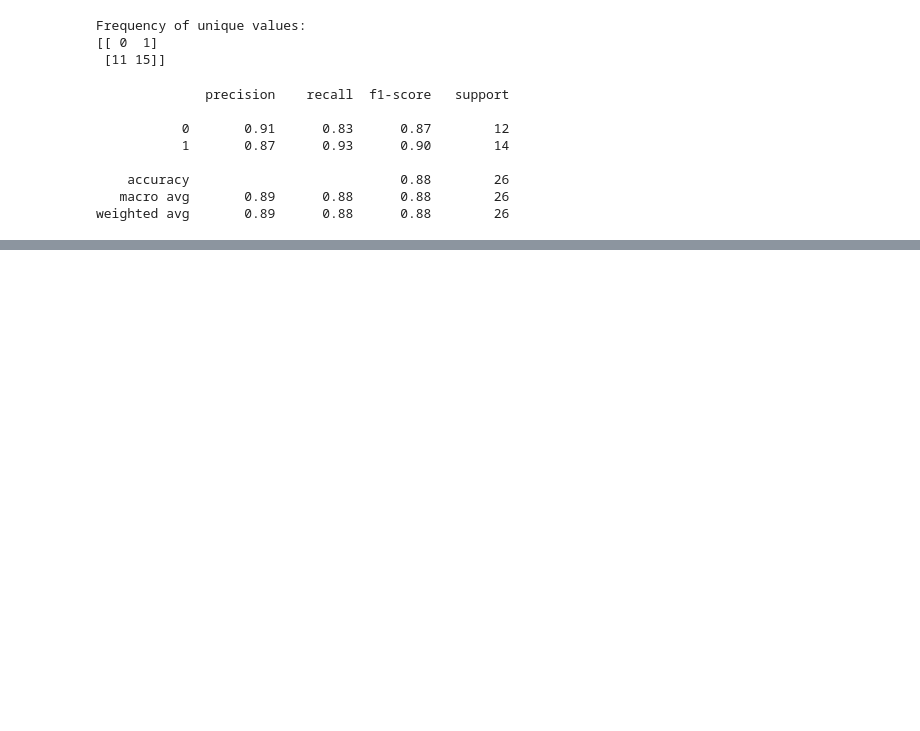
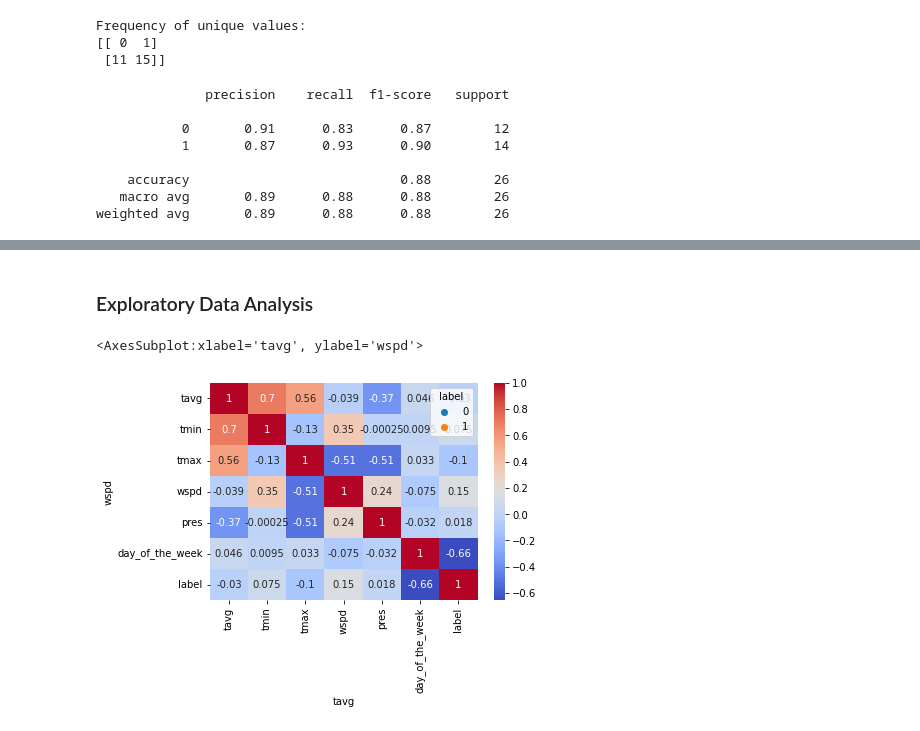
Before and after one commit to bentob18/UdacityProject, a Jupyter notebook: udacityprojectmedium.ipynb, the cells around one changed output, grey strips where cells are left out. Saved outputs shown, nothing was run; the diff lists cells and outputs as text; code cells hidden in the pictures; blank space fills up the shorter version.

```diff
--- a/udacityprojectmedium.ipynb
+++ b/udacityprojectmedium.ipynb
@@ -188,0 +180,14 @@ train_df.day_of_the_week.value_counts().plot.bar()
+# %% [markdown]
+### Exploratory Data Analysis
+# %%
+# Create a correlation matrix
+corr = train_df.corr()
+
+# Plot a heatmap of the correlation matrix
+sns.heatmap(corr, annot=True, cmap='coolwarm')
+
+# Plot a scatter plot of temperature and wind speed against label
+sns.scatterplot(data=train_df, x='tavg', y='wspd', hue='label')
+# %% [output]
+<AxesSubplot:xlabel='tavg', ylabel='wspd'>
+[figure, added]
```
Also changed, not shown: parts of 10 cells of this notebook.
